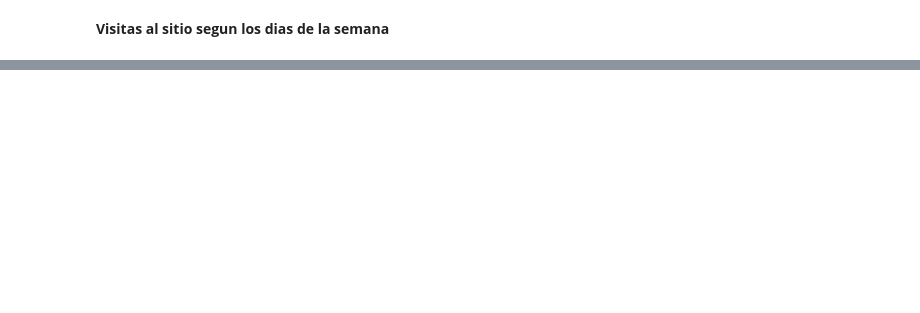
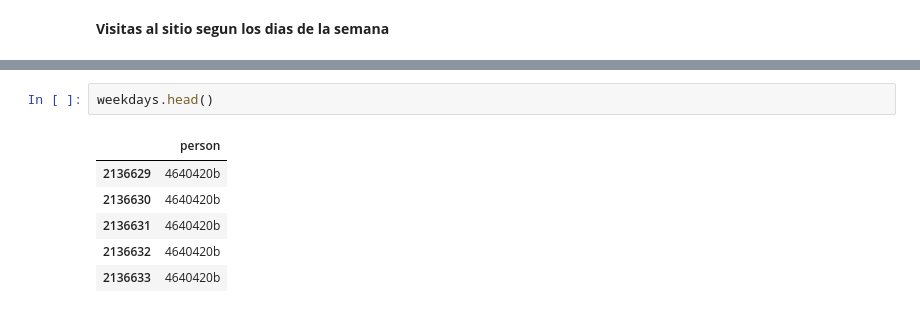
Before and after one commit to Blaz77/DatosReloaded, a Jupyter notebook: TP2/resolucion2.ipynb, the cells around one changed output, grey strips where cells are left out. Drawn from its saved outputs; the diff is of its cells as text; blank space fills up the shorter version.

```diff
--- a/TP2/resolucion2.ipynb
+++ b/TP2/resolucion2.ipynb
@@ -466,0 +488,9 @@ days_convertions = events_data.loc[events_data['event'] == 'conversion']
+# %%
+weekdays.head()
+# %% [output]
+|  | person |
+| 2136629 | 4640420b |
+| 2136630 | 4640420b |
+| 2136631 | 4640420b |
+| 2136632 | 4640420b |
+| 2136633 | 4640420b |
```
Also changed, not shown: parts of 8 cells of this notebook.
